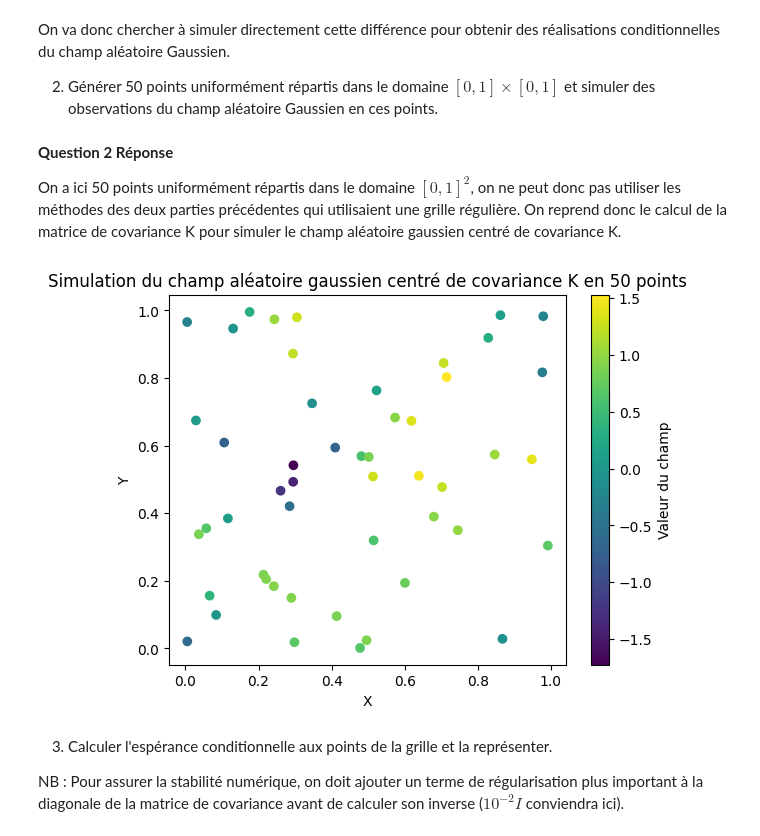
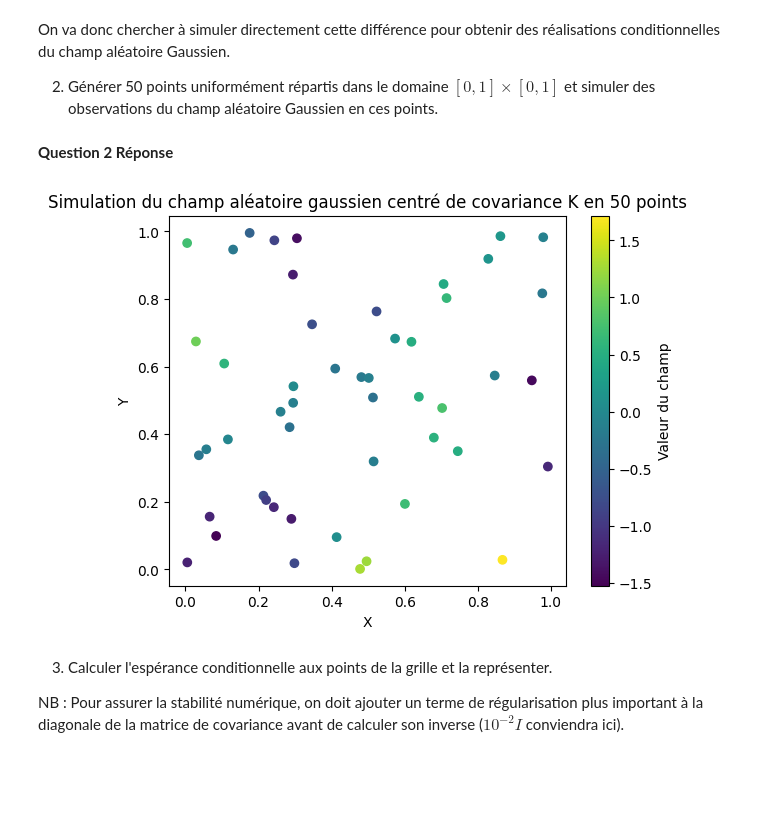
Before and after one commit to noamguillou/Projet-Probabilites, a Jupyter notebook: Pablo2.ipynb, the cells around one changed output. Cells and saved outputs as stored; diff of their text form; code cells hidden in the pictures; blank space fills up the shorter version.

```diff
--- a/Pablo2.ipynb
+++ b/Pablo2.ipynb
@@ -261,24 +265,25 @@ On va donc chercher à simuler directement cette différence pour obtenir des r
 2. Générer 50 points uniformément répartis dans le domaine  $[0, 1] \times [0, 1]$ et simuler des observations du champ aléatoire Gaussien en ces points.
 # %% [markdown]
 **Question 2 Réponse**
-
-On a ici 50 points uniformément répartis dans le domaine $[0,1]^2$, on ne peut donc pas utiliser les méthodes des deux parties précédentes qui utilisaient une grille régulière. On reprend donc le calcul de la matrice de covariance K pour simuler le champ aléatoire gaussien centré de covariance K.
 # %%
-sigma2 = 1.0
-a = 0.05
+sigma2=1.0
+a=0.05
 n_1=50
 points_1=np.random.rand(n_1, 2)
 distance_1=scp.distance_matrix(points_1,points_1)
 K_1=covariance_gaussienne(distance_1,sigma2,a)
-X_1=np.random.multivariate_normal(np.zeros(n_1),K_1)
+Y_1=np.random.standard_normal(len(distance_1))
+L=decompo_Cholesky(K_1)
+X_1=L@Y_1
+
 plt.scatter(points_1[:, 0], points_1[:, 1], c=X_1, cmap='viridis')
 plt.colorbar(label="Valeur du champ")
 plt.title("Simulation du champ aléatoire gaussien centré de covariance K en 50 points")
 plt.xlabel("X")
 plt.ylabel("Y")
 plt.show();
 # %% [output]
-[figure, old version]
+[figure, new version]
 # %% [markdown]
 
 3. Calculer l'espérance conditionnelle aux points de la grille et la représenter.
```
Also changed, not shown: parts of 10 cells of this notebook.
